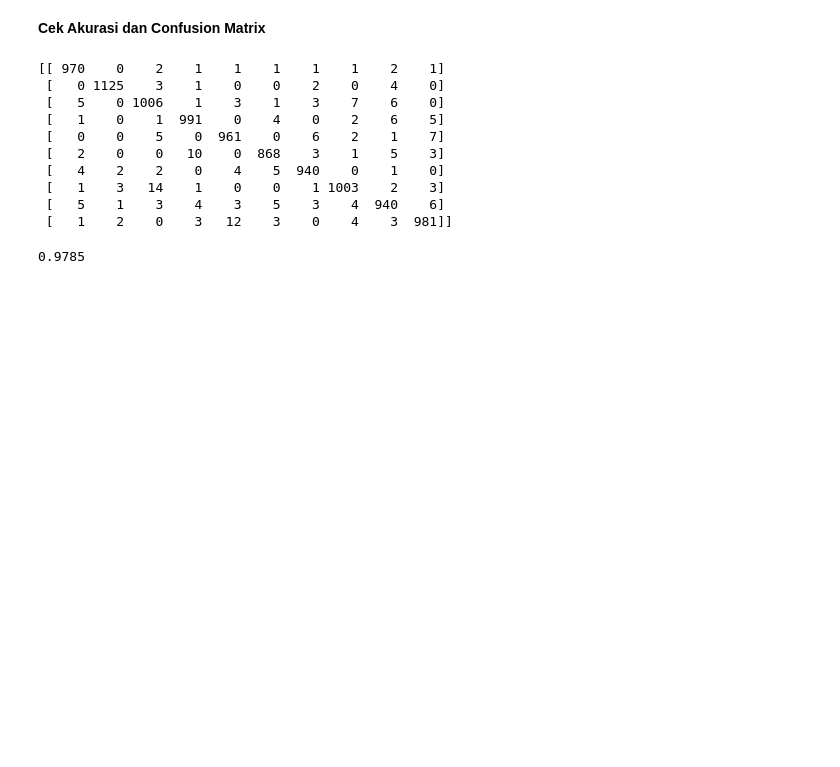
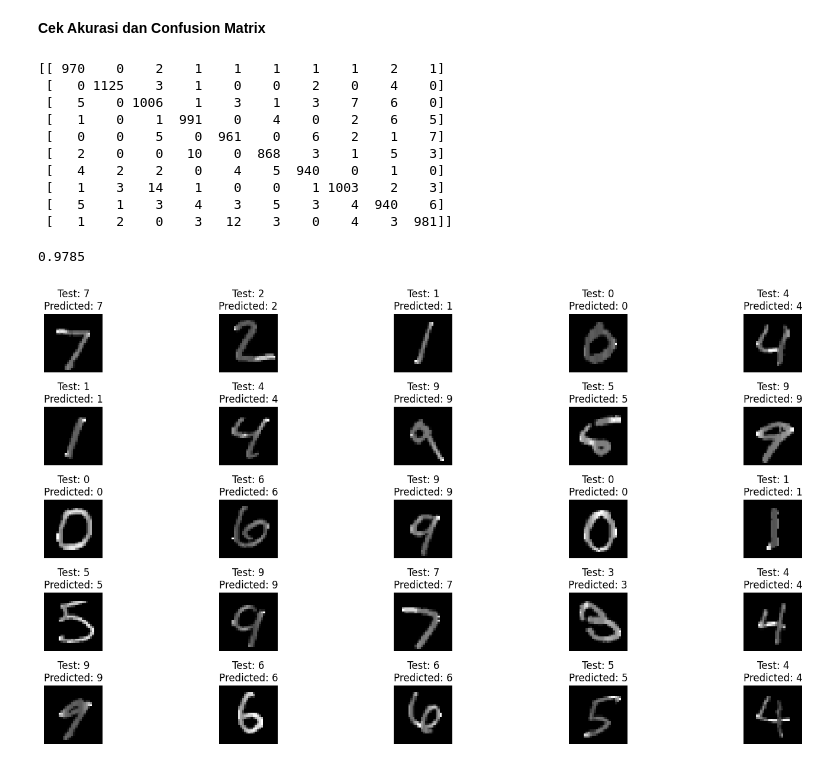
Before and after one commit to Raden616Rizki/pembelajaran_mesin_2023, a Jupyter notebook: Pertemuan_9/week_9_tugas_praktikum.ipynb, the cells around one changed output. Cells and saved outputs as stored; diff of their text form; code cells hidden in the pictures; blank space fills up the shorter version.

Commit message:
Commit Prediction Image

```diff
--- a/Pertemuan_9/week_9_tugas_praktikum.ipynb
+++ b/Pertemuan_9/week_9_tugas_praktikum.ipynb
@@ -145,3 +145,27 @@ accuracy_score(y_test, y_pred) # menghitung dan menampilkan akurasi matrix berda
  [   5    1    3    4    3    5    3    4  940    6]
  [   1    2    0    3   12    3    0    4    3  981]]
 0.9785
+# %%
+# Tentukan jumlah citra yang ingin ditampilkan
+n_images = 25
+
+# Ambil n_images citra dari data pengujian
+sample_images = X_test[:n_images]
+sample_labels = y_test[:n_images]
+
+# Buat subplot untuk menampilkan citra-citra ini
+plt.figure(figsize=(16, 8))
+for i in range(n_images):
+    plt.subplot(5, 5, i + 1)
+    plt.imshow(sample_images[i].reshape(28, 28), cmap='gray')
+
+    plt.title(f"Test: {sample_labels[i]}\nPredicted: {y_pred[i]}",
+              color='black'
+              if sample_labels[i] == y_pred[i]
+              else 'red')
+    plt.axis('off')
+
+plt.tight_layout()
+plt.show()
+# %% [output]
+[figure, added]
```
